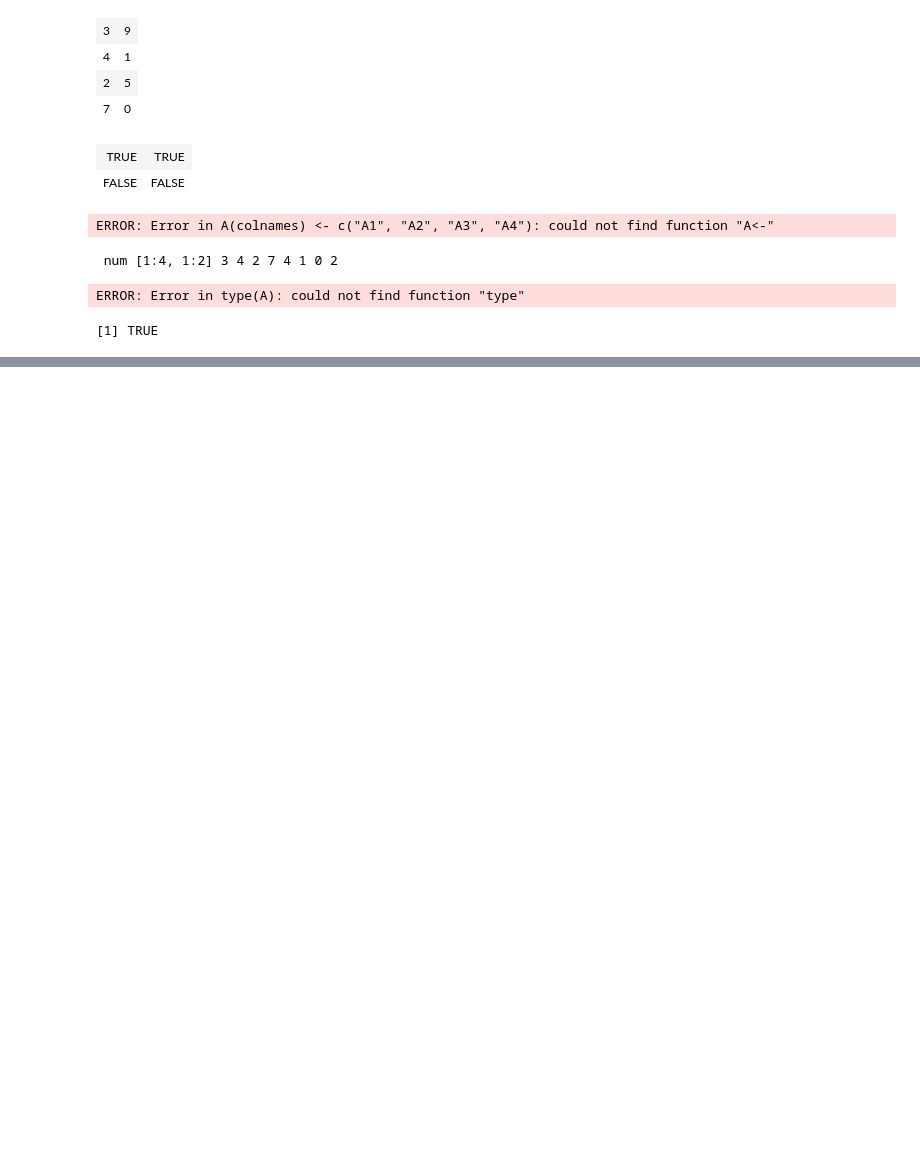
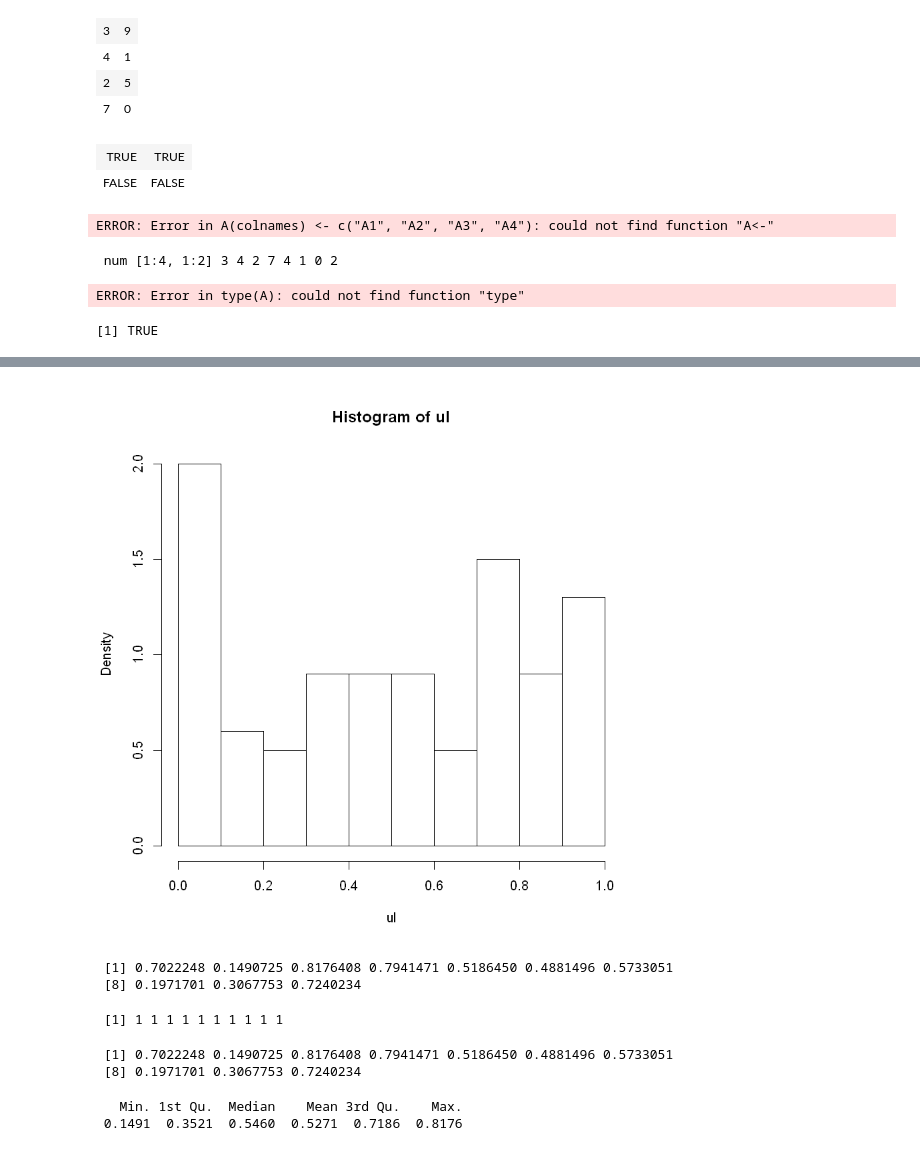
Before and after one commit to mlaai/Deep-Learning, a Jupyter notebook: Code/Projects/Data/RQuickReference.ipynb, the cells around one changed output, grey strips where cells are left out. Drawn from its saved outputs; the diff is of its cells as text; code cells hidden in the pictures; blank space fills up the shorter version.

```diff
--- a/Code/Projects/Data/RQuickReference.ipynb
+++ b/Code/Projects/Data/RQuickReference.ipynb
@@ -628,0 +748,25 @@ is.matrix(A)
+# %%
+ul = runif(100)
+hist(ul, freq=FALSE)
+# %% [output]
+[figure, added]
+# %%
+ul = runif(10)
+punif(ul)
+# %% [output]
+ [1] 0.7022248 0.1490725 0.8176408 0.7941471 0.5186450 0.4881496 0.5733051
+ [8] 0.1971701 0.3067753 0.7240234
+# %%
+dunif(ul)
+# %% [output]
+ [1] 1 1 1 1 1 1 1 1 1 1
+# %%
+qunif(ul)
+# %% [output]
+ [1] 0.7022248 0.1490725 0.8176408 0.7941471 0.5186450 0.4881496 0.5733051
+ [8] 0.1971701 0.3067753 0.7240234
+# %%
+summary(ul)
+# %% [output]
+   Min. 1st Qu.  Median    Mean 3rd Qu.    Max.
+ 0.1491  0.3521  0.5460  0.5271  0.7186  0.8176
```
Also changed, not shown: parts of 22 cells of this notebook.
